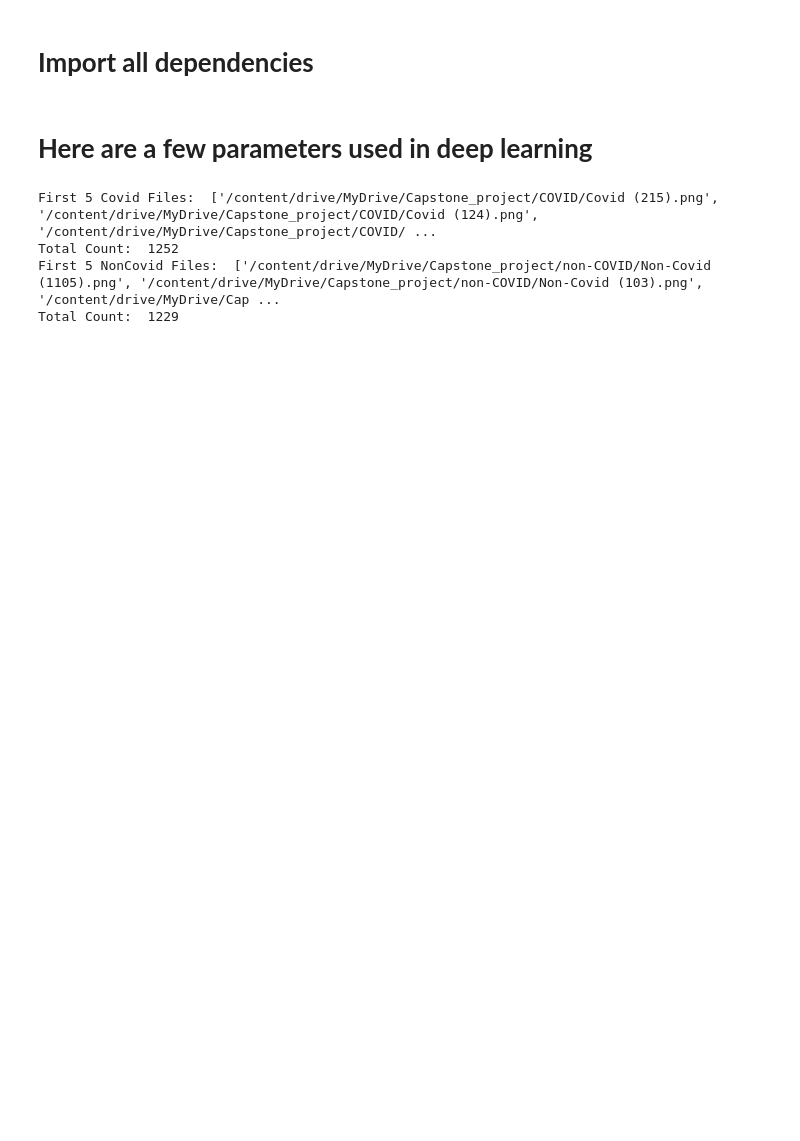
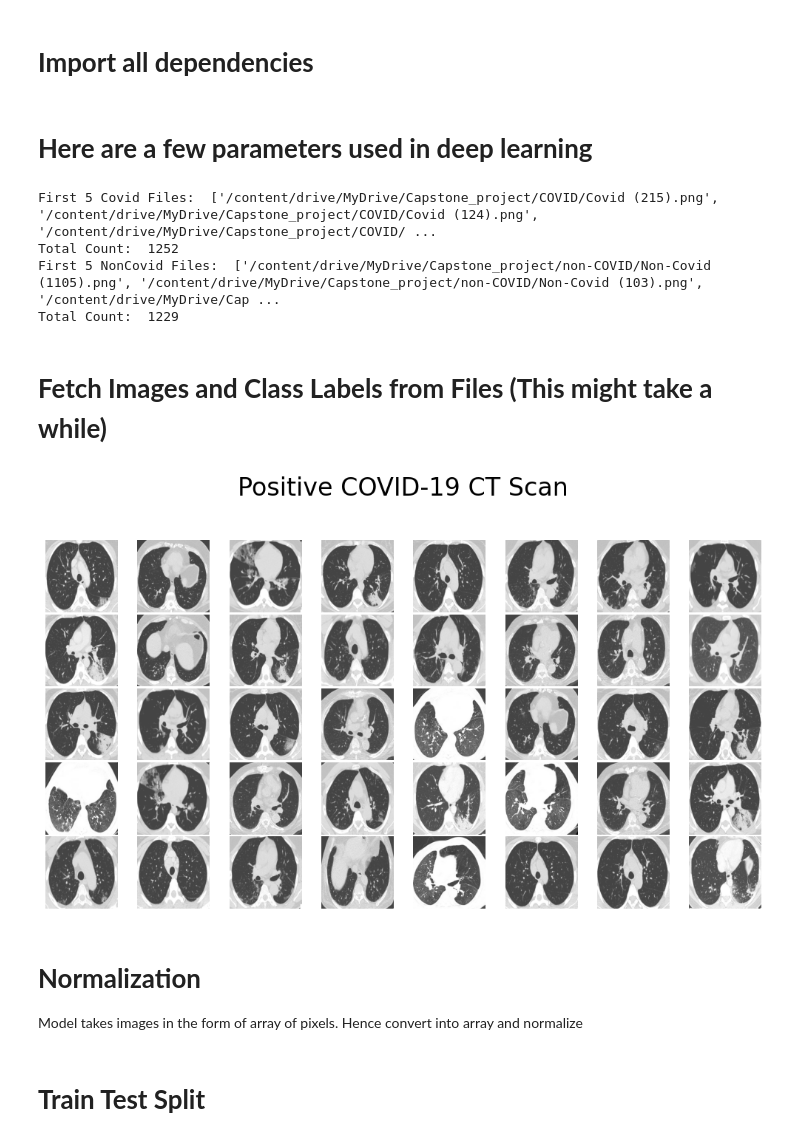
Before and after one commit to AriyantGit/CT-Scan-Image-Classification-Using-ResNet50, a Jupyter notebook: COVID_19_Detection.ipynb, the cells around one changed output. Cells and saved outputs as stored; diff of their text form; code cells hidden in the pictures; blank space fills up the shorter version.

Commit message:
Labeled and mormalized data

```diff
--- a/COVID_19_Detection.ipynb
+++ b/COVID_19_Detection.ipynb
@@ -66,3 +63,46 @@ First 5 Covid Files:  ['/content/drive/MyDrive/Capstone_project/COVID/Covid (215
 Total Count:  1252
 First 5 NonCovid Files:  ['/content/drive/MyDrive/Capstone_project/non-COVID/Non-Covid (1105).png', '/content/drive/MyDrive/Capstone_project/non-COVID/Non-Covid (103).png', '/content/drive/MyDrive/Cap ...
 Total Count:  1229
+# %% [markdown]
+# **Fetch Images and Class Labels from Files (This might take a while)**
+# %%
+## Fetch Images and Class Labels from Files
+covid_labels = []
+noncovid_labels = []
+
+covid_images=[]
+noncovid_images=[]
+
+for i in range(len(covid_files)):
+  image = cv2.imread(covid_files[i]) # read file
+  image = cv2.cvtColor(image, cv2.COLOR_BGR2RGB) # arrange format as per keras
+  image = cv2.resize(image,(224,224)) # resize as per model
+  covid_images.append(image) # append image
+  covid_labels.append('CT_COVID') #append class label
+for i in range(len(noncovid_files)):
+  image = cv2.imread(noncovid_files[i])
+  image = cv2.cvtColor(image, cv2.COLOR_BGR2RGB)
+  image = cv2.resize(image,(224,224))
+  noncovid_images.append(image)
+  noncovid_labels.append('CT_NonCOVID')
+# %%
+def plot_images(images, title):
+    nrows, ncols = 5, 8
+    figsize = [10, 6]
+
+    fig, ax = plt.subplots(nrows=nrows, ncols=ncols, figsize=figsize, facecolor=(1, 1, 1))
+
+    for i, axi in enumerate(ax.flat):
+        axi.imshow(images[i])
+        axi.set_axis_off()
+
+    plt.suptitle(title, fontsize=24)
+    plt.tight_layout(pad=0.2, rect=[0, 0, 1, 0.9])
+    plt.show()
+# %%
+plot_images(covid_images, 'Positive COVID-19 CT Scan')
+# %% [output]
+[figure, added]
+# %% [markdown]
+# **Normalization**
+Model takes images in the form of array of pixels. Hence convert into array and normalize
@@ -68,0 +114,2 @@ Total Count:  1229
+# %% [markdown]
+# **Train Test Split**
```
Also changed, not shown: parts of 6 cells of this notebook.
